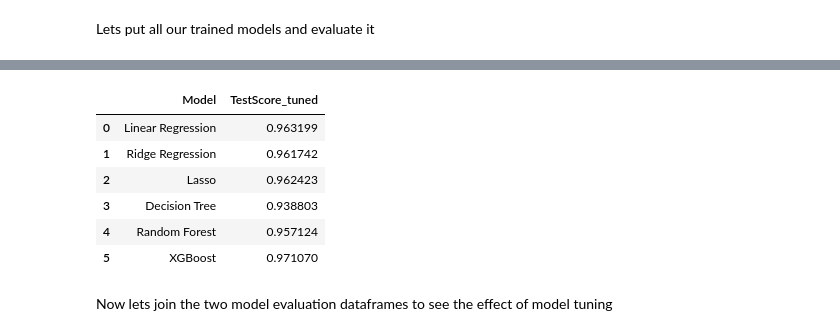
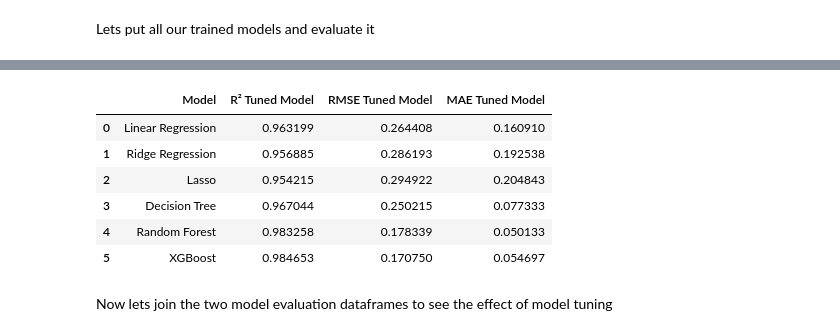
Before and after one commit to eadka/sleep-health-predictor, a Jupyter notebook: notebooks/sleep-health-predictor-notebook.ipynb, the cells around one changed output, grey strips where cells are left out. Cells and saved outputs as stored; diff of their text form; code cells hidden in the pictures.

```diff
--- a/notebooks/sleep-health-predictor-notebook.ipynb
+++ b/notebooks/sleep-health-predictor-notebook.ipynb
@@ -1211,12 +981,0 @@ XGBoost: R² on test= 0.971
-# %%
-columns = ['Model', 'TestScore_tuned']
-df_model_eval_tuned = pd.DataFrame(model_eval_tuned, columns = columns)
-df_model_eval_tuned
-# %% [output]
-|  | Model | TestScore_tuned |
-| 0 | Linear Regression | 0.963199 |
-| 1 | Ridge Regression | 0.961742 |
-| 2 | Lasso | 0.962423 |
-| 3 | Decision Tree | 0.938803 |
-| 4 | Random Forest | 0.957124 |
-| 5 | XGBoost | 0.971070 |
@@ -1223,3 +1035,37 @@ df_model_eval_tuned
+# %%
+model_eval_tuned = []
+
+for name, (model, params) in models.items():
+    pipe = Pipeline(steps=[
+        ('preprocessor', preprocessor),
+        ('model', model)
+    ])
+
+    ## Apply the tuned params
+    pipe.set_params(**params)
+
+    pipe.fit(df_full_train, y_full_train)
+
+    score_test = pipe.score(df_test, y_test)
+
+    # Calculate rmse and mae
+    y_pred = pipe.predict(df_test)
+    rmse = root_mean_squared_error(y_test, y_pred)
+    mae = mean_absolute_error(y_test, y_pred)
+
+    model_eval_tuned.append((name, score_test, rmse, mae))
+
+columns = ['Model', 'R² Tuned Model', 'RMSE Tuned Model', 'MAE Tuned Model']
+df_model_eval_tuned = pd.DataFrame(model_eval_tuned, columns = columns)
+df_model_eval_tuned
+# %% [output]
+|  | Model | R² Tuned Model | RMSE Tuned Model | MAE Tuned Model |
+| 0 | Linear Regression | 0.963199 | 0.264408 | 0.160910 |
+| 1 | Ridge Regression | 0.956885 | 0.286193 | 0.192538 |
+| 2 | Lasso | 0.954215 | 0.294922 | 0.204843 |
+| 3 | Decision Tree | 0.967044 | 0.250215 | 0.077333 |
+| 4 | Random Forest | 0.983258 | 0.178339 | 0.050133 |
+| 5 | XGBoost | 0.984653 | 0.170750 | 0.054697 |
 # %% [markdown]
 Now lets join the two model evaluation dataframes to see the effect of model tuning
 # %%
```
Also changed, not shown: parts of 94 cells of this notebook, 1 other file.
